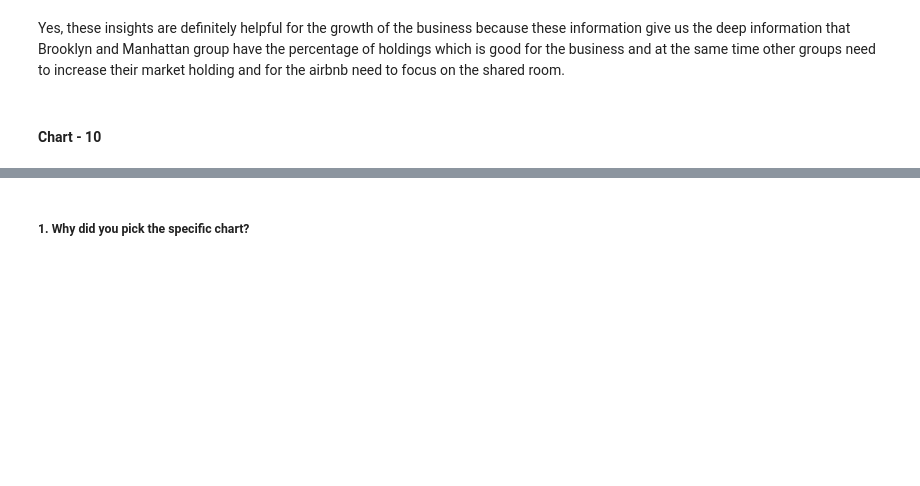
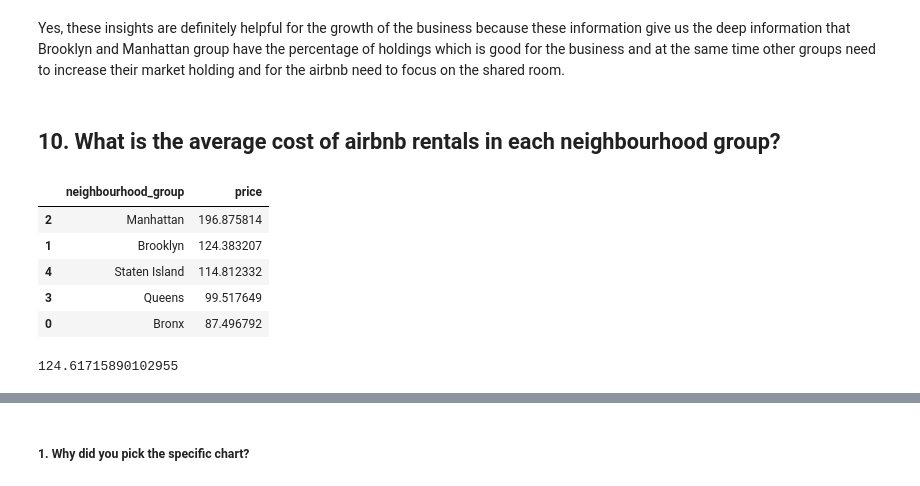
Before and after one commit to OmprakashDebata/Eda-Project-Airbnb, a Jupyter notebook: EDA_Airbnb_Submission.ipynb, the cells around one changed output, grey strips where cells are left out. Cells and saved outputs as stored; diff of their text form; code cells hidden in the pictures; blank space fills up the shorter version.

```diff
--- a/EDA_Airbnb_Submission.ipynb
+++ b/EDA_Airbnb_Submission.ipynb
@@ -733,5 +735,3 @@ Here we found from the chart, there are 3 types of room are available: Private r
 Are there any insights that lead to negative growth? Justify with specific reason.
 # %% [markdown]
 Yes, these insights are definitely helpful for the growth of the business because these information give us the deep information that Brooklyn and Manhattan group have the percentage of holdings which is good for the business and at the same time other groups need to increase their market holding and for the airbnb need to focus on the shared room.
-# %% [markdown]
-#### Chart - 10
@@ -739,0 +738,18 @@ Yes, these insights are definitely helpful for the growth of the business becaus
+# %% [markdown]
+## **10. What is the average cost of airbnb rentals in each neighbourhood group?**
+# %%
+average_rental = airbnb.groupby(["neighbourhood_group"])["price"].mean().reset_index()
+average_rental = average_rental.sort_values("price", ascending=False)
+average_rental
+# %% [output]
+|  | neighbourhood_group | price |
+| 2 | Manhattan | 196.875814 |
+| 1 | Brooklyn | 124.383207 |
+| 4 | Staten Island | 114.812332 |
+| 3 | Queens | 99.517649 |
+| 0 | Bronx | 87.496792 |
+# %%
+average = average_rental["price"].mean()
+print(average)
+# %% [output]
+124.61715890102955
```
Also changed, not shown: parts of 58 cells of this notebook.
